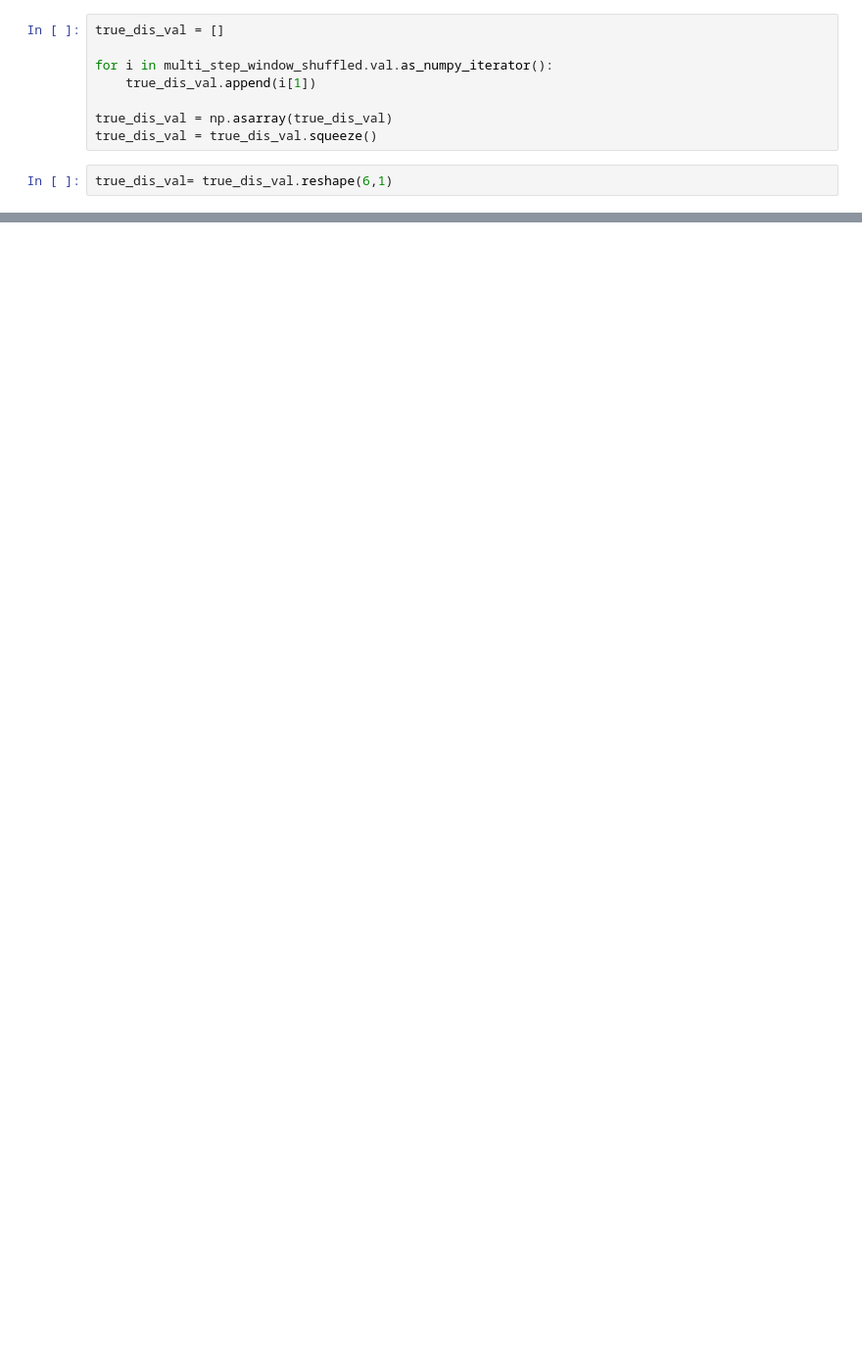
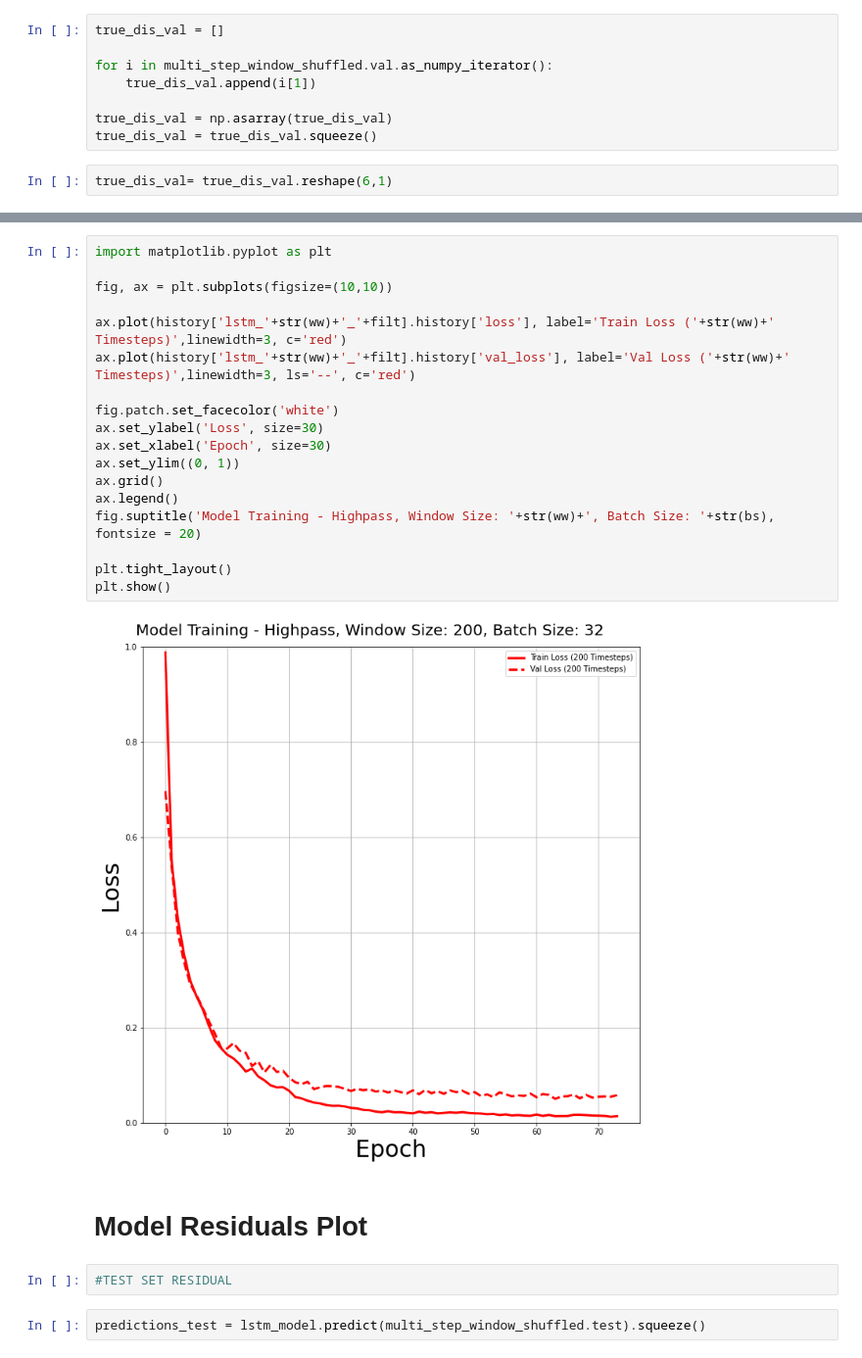
Before and after one commit to epic-research-group/das-to-discharge, a Jupyter notebook: window_size_comparisons.ipynb, the cells around one changed output, grey strips where cells are left out. Shown: that part at 98% size. Drawn from its saved outputs; the diff is of its cells as text; blank space fills up the shorter version.

```diff
--- a/window_size_comparisons.ipynb
+++ b/window_size_comparisons.ipynb
@@ -626,0 +1290,26 @@ plt.show()
+# %%
+import matplotlib.pyplot as plt
+
+fig, ax = plt.subplots(figsize=(10,10))
+
+ax.plot(history['lstm_'+str(ww)+'_'+filt].history['loss'], label='Train Loss ('+str(ww)+' Timesteps)',linewidth=3, c='red')
+ax.plot(history['lstm_'+str(ww)+'_'+filt].history['val_loss'], label='Val Loss ('+str(ww)+' Timesteps)',linewidth=3, ls='--', c='red')
+
+fig.patch.set_facecolor('white')
+ax.set_ylabel('Loss', size=30)
+ax.set_xlabel('Epoch', size=30)
+ax.set_ylim((0, 1))
+ax.grid()
+ax.legend()
+fig.suptitle('Model Training - Highpass, Window Size: '+str(ww)+', Batch Size: '+str(bs), fontsize = 20)
+
+plt.tight_layout()
+plt.show()
+# %% [output]
+[figure, added]
+# %% [markdown]
+# Model Residuals Plot
+# %%
+#TEST SET RESIDUAL
+# %%
+predictions_test = lstm_model.predict(multi_step_window_shuffled.test).squeeze()
```
Also changed, not shown: parts of 117 cells of this notebook.
